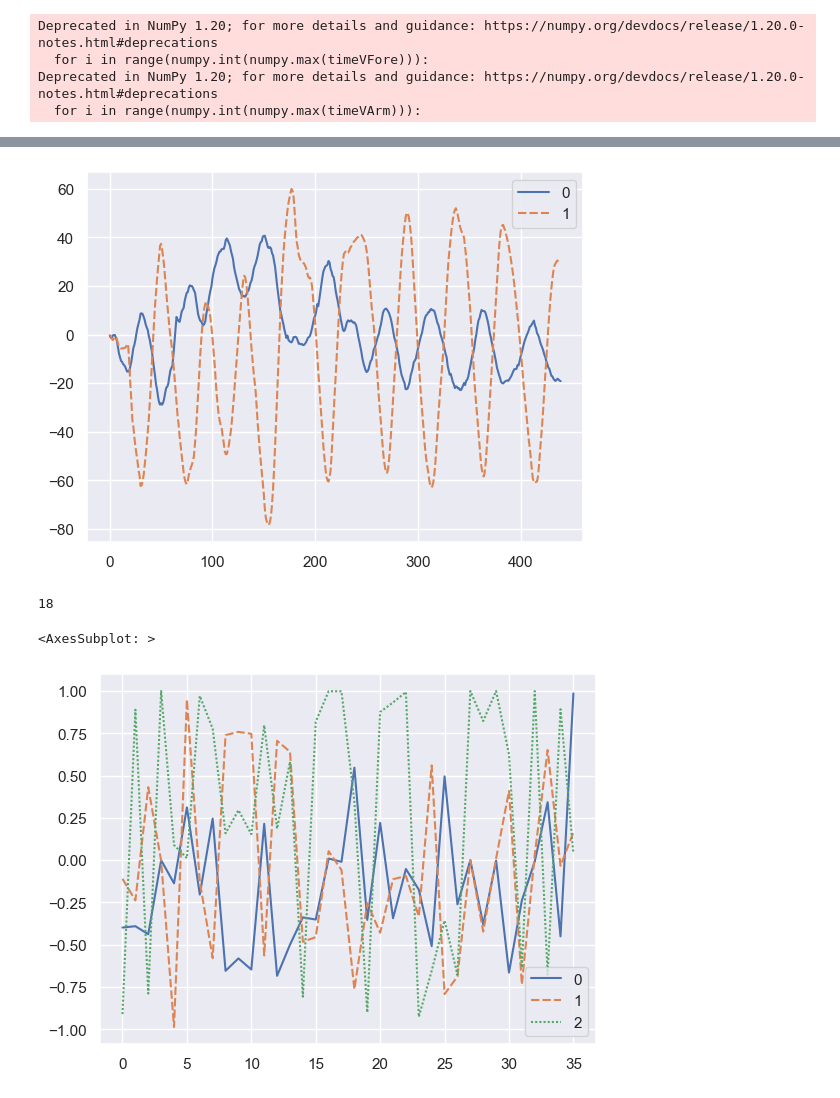
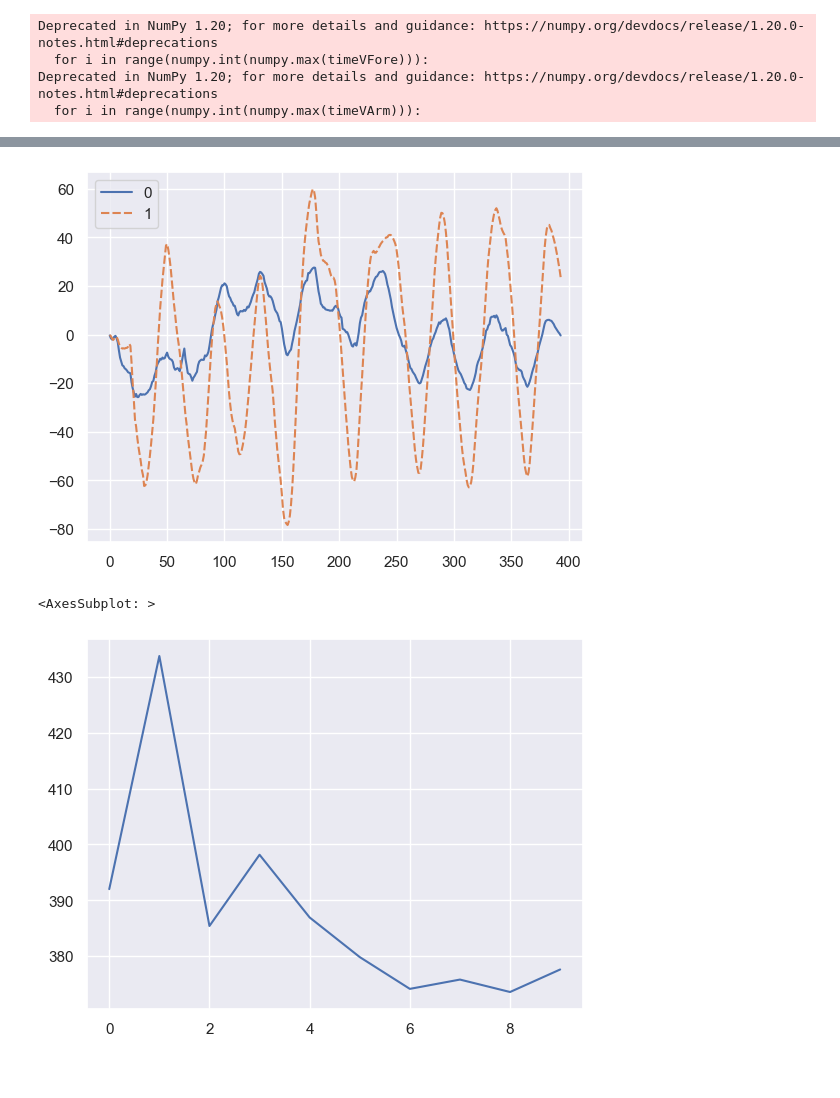
Before and after one commit to alejandromango/IMU-Analysis, a Jupyter notebook: SingleIMUGyrAngleSmarter.ipynb, the cells around one changed output, grey strips where cells are left out. Drawn from its saved outputs; the diff is of its cells as text; code cells hidden in the pictures.

```diff
--- a/SingleIMUGyrAngleSmarter.ipynb
+++ b/SingleIMUGyrAngleSmarter.ipynb
@@ -52,12 +52,13 @@ Deprecated in NumPy 1.20; for more details and guidance: https://numpy.org/devdo
 # %%
 corr = numpy.correlate(gArm[:,0] - numpy.mean(gArm[:,0]), gFore[:,0] - numpy.mean(gFore[:,0]), mode='full')
 lag = corr.argmax() - (len(gArm[:,0]) - 1)
-# print(lag)
-# plt.plot(corr)
-# plt.show()
-# print(lag)
-# plt.plot(gArm[lag:,0] - numpy.mean(gArm[:,0]), 'r-')
-# plt.plot(gFore[:-lag,0] - numpy.mean(gFore[:,0]), 'b-')
-# plt.show()
+print(lag)
+plt.plot(corr)
+plt.show()
+print(lag)
+plt.plot(gArm[lag:,0] - numpy.mean(gArm[:,0]), 'r-')
+plt.plot(gFore[:-lag,0] - numpy.mean(gFore[:,0]), 'b-')
+plt.show()
 gArm = gArm[lag:]
 gFore = gFore[:-lag]
+gData = numpy.array([numpy.array(gFore[:]), numpy.array(gArm[:])])
@@ -95,61 +101,55 @@ aData = numpy.cumsum(aAngles)
 degreeAData = numpy.rad2deg(aData)
 a = seaborn.lineplot(data=[degreeAData, degreeData[0].T[0]])
 # %% [output]
-[figure, old version]
+[figure, new version]
 # %%
 def getGJacobian(j, g):
 
     numerator1 = numpy.cross(numpy.cross(g[0], j[0]), g[0])
     denominator1 = numpy.linalg.norm(numpy.cross(g[0], j[0]), axis=1)
-    grad1 = numpy.divide(numerator1.T, denominator1).T
+    grad1 = numpy.divide(numerator1.T, denominator1)
     numerator2 = numpy.cross(numpy.cross(g[1], j[1]), g[1])
     denominator2 = numpy.linalg.norm(numpy.cross(g[1], j[1]), axis=1)
-    grad2 = numpy.divide(numerator2.T, denominator2).T
-
-    return(numpy.array([grad1, grad2]))
+    grad2 = numpy.divide(numerator2.T, denominator2)
+    return(numpy.array([grad1.T, grad2.T]))
 
 def getGErrorVector(j, g):
     left = numpy.linalg.norm(numpy.cross(j[0], g[0]), axis=1)
     right = numpy.linalg.norm(numpy.cross(j[1], g[1]), axis=1)
     errs = left - right
     return(errs)
 
 # Get error vector
 jEstimates = []
 squares = []
-for j in range(1000):
-    # Vector of angle and azimuth values for such that theta unit vector is parallel to x axis, perp to z and y (x axis is hinge axis)
-    aaVec = numpy.random.rand(2, 3)*numpy.pi*2#numpy.array([[1, numpy.rand, 0.2], [1, 0.1, 0.6]])
-    aaVec[0,0] = 1
-    aaVec[1,0] = 1
-    jEst = getJEst(aaVec)
-    # for i in range(50):
-    gErrors = getGErrorVector(jEst, gData)
-    sumS = numpy.sum(gErrors**2)
-    # if (sumS < 50) & (i > 10):
-    #     print(i)
-    #     break
-        # print(jEst)
-        #Calculate Jacobian
-        # gJacobian = getGJacobian(jEst, gData)
-        # # Calculate pseudoinverce
-        # gPseudoinverse = numpy.linalg.pinv(gJacobian)
-        # a = numpy.dot(gPseudoinverse, gErrors)
-        # aaVec = aaVec - a
-        # jEst = getJEst(aaVec)
-    squares.append(sumS)
+for j in range(1):
+    for i in range(10):
+        gErrors = getGErrorVector(jEst, gData)
+        sumS = numpy.sum(gErrors**2)
+        # if (sumS < 50) & (i > 10):
+        #     print(i)
+        #     break
+        # print(sumS)
+        # Calculate Jacobian
+        gJacobian = getGJacobian(jEst, gData)
+        errJ = gJacobian[0] - gJacobian[1]
+        # Calculate pseudoinverce
+        gPseudoinverse = numpy.linalg.pinv(gJacobian)
+        a = numpy.dot(gPseudoinverse, gErrors)
+        # jEst = jEst - a
+        aaVec = aaVec - a
+        jEst = getJEst(aaVec)
+        squares.append(sumS)
     jEstimates.append(jEst)
-    if (sumS < 50) & (i > 10):
-        break
+
 jEstimates = numpy.array(jEstimates)
 # fig = plt.figure()
 # ax = fig.add_subplot(111, projection = '3d')
 # ax.scatter(jEstimates[:, 0, 0], jEstimates[:, 0, 1], jEstimates[:, 0, 2])
-seaborn.lineplot(jEstimates[:, 0, :])
+seaborn.lineplot(squares)
 # %% [output]
-18
+<AxesSubplot: >
-<AxesSubplot: >
-[figure, old version]
+[figure, new version]
 # %%
 
 aRates1 = numpy.dot(gData[0], jEst[0])
```
Also changed, not shown: parts of 4 cells of this notebook.
